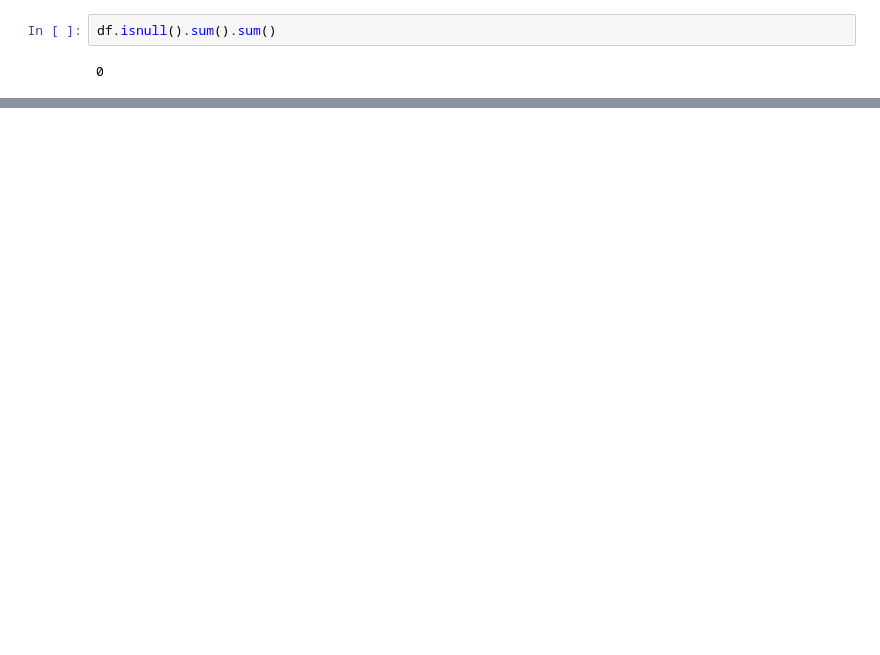
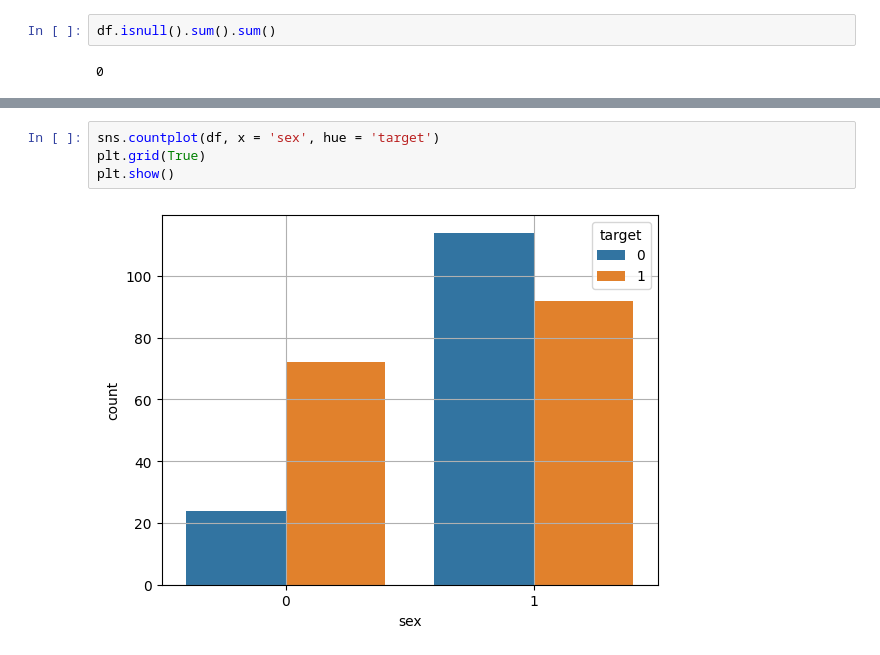
Before and after one commit to ShiwangitaSingh/Data-Science-with-Python-, a Jupyter notebook: Task-5 Feature Engineering and Selection/Task_5.ipynb, the cells around one changed output, grey strips where cells are left out. Cells and saved outputs as stored; diff of their text form; blank space fills up the shorter version.

```diff
--- a/Task-5 Feature Engineering and Selection/Task_5.ipynb
+++ b/Task-5 Feature Engineering and Selection/Task_5.ipynb
@@ -84,0 +81,6 @@ plt.show()
+# %%
+sns.countplot(df, x = 'sex', hue = 'target')
+plt.grid(True)
+plt.show()
+# %% [output]
+[figure, added]
```
Also changed, not shown: parts of 9 cells of this notebook.
